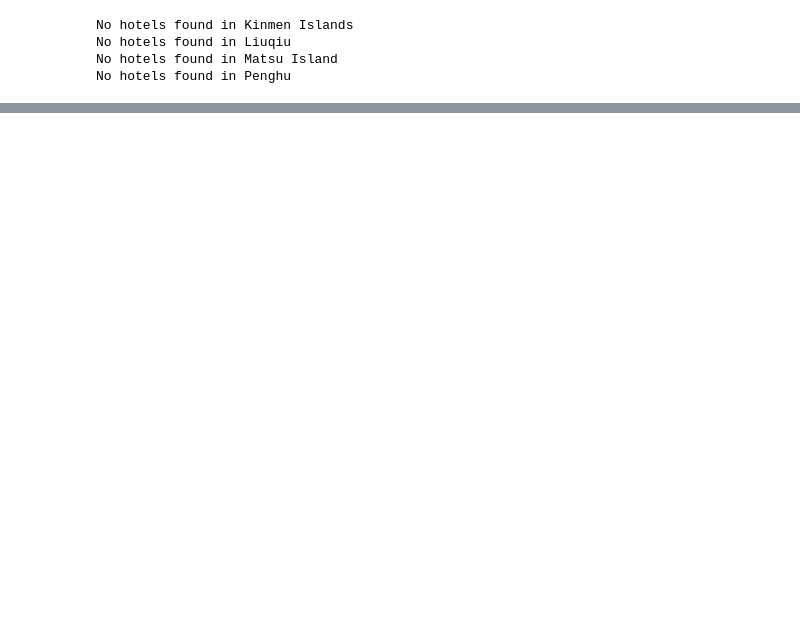
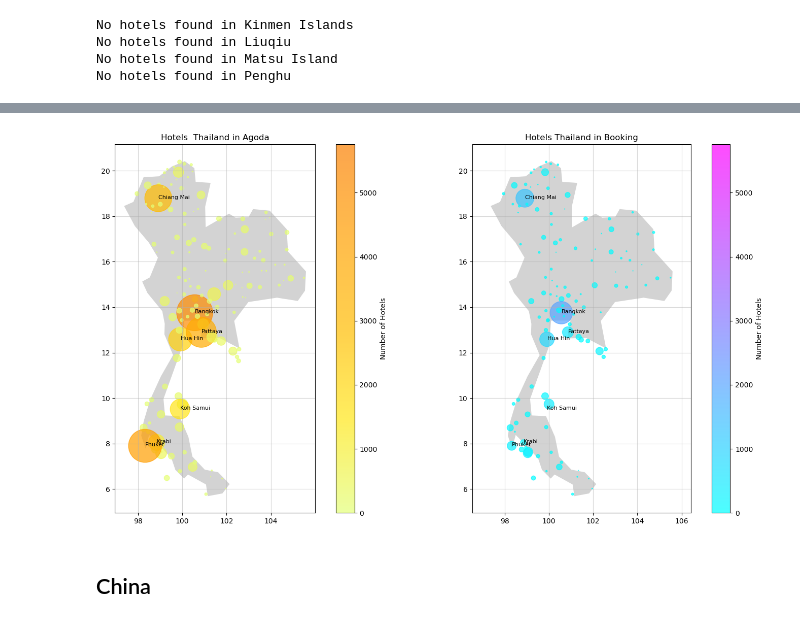
Before and after one commit to sborto86/project-II-pipelines, a Jupyter notebook: enriching-and-cleaning.ipynb, the cells around one changed output, grey strips where cells are left out. Drawn from its saved outputs; the diff is of its cells as text; code cells hidden in the pictures; blank space fills up the shorter version.

```diff
--- a/enriching-and-cleaning.ipynb
+++ b/enriching-and-cleaning.ipynb
@@ -250,0 +175,6 @@ plt.show()
+# %%
+thailand_comp = pl.country_comp(thailand, "Thailand")
+# %% [output]
+[figure, added]
+# %% [markdown]
+## China
```
Also changed, not shown: parts of 30 cells of this notebook, 11 other files.
